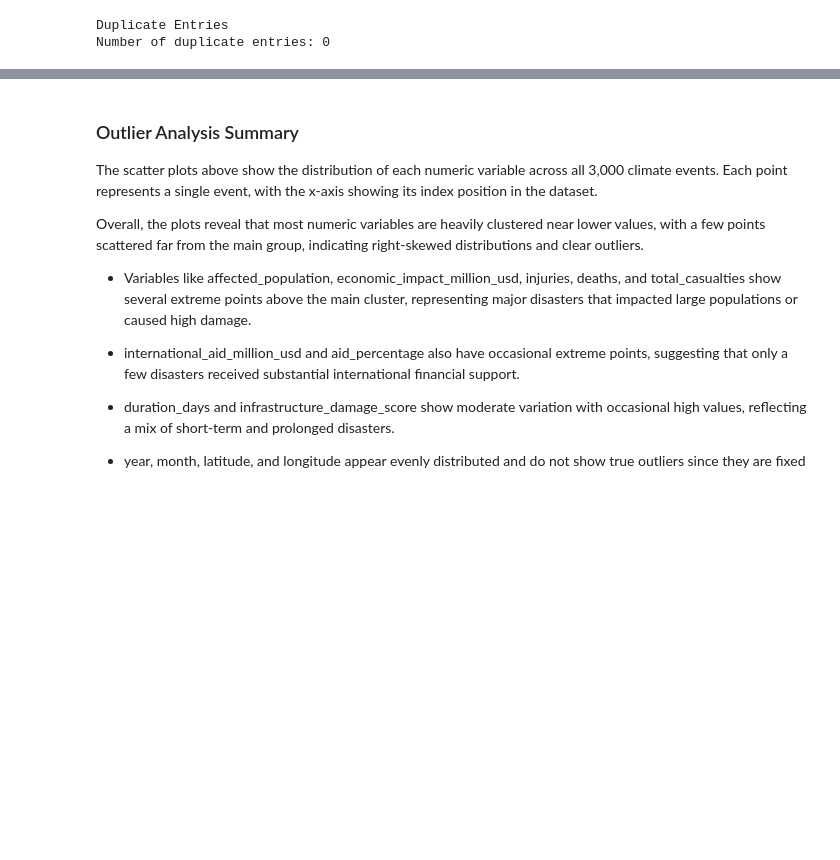
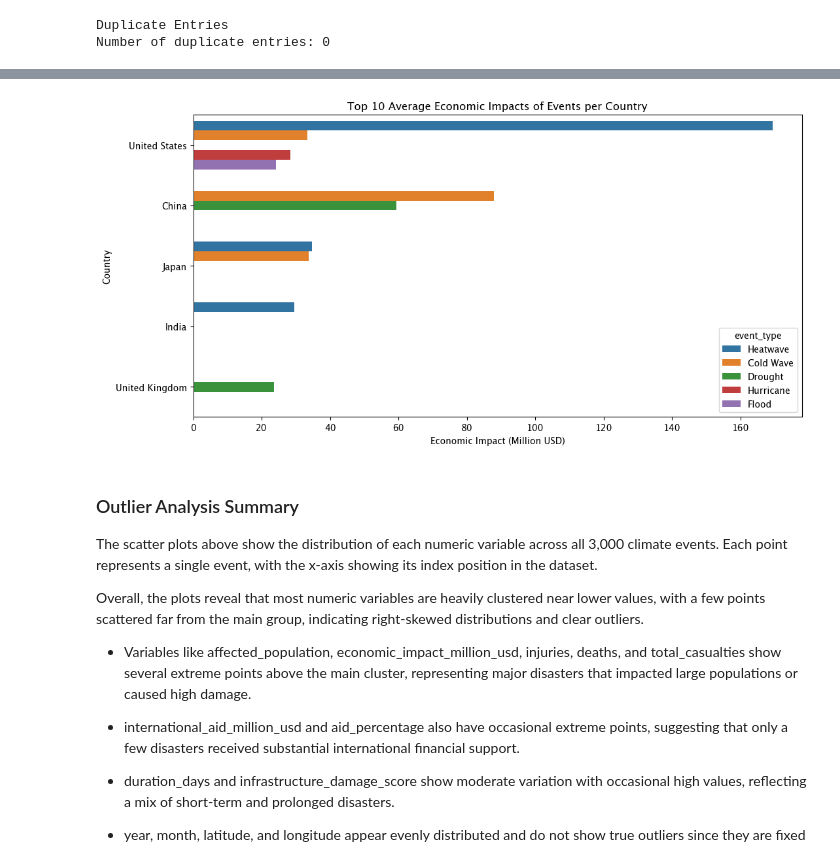
Before and after one commit to samyukrishnasamy/DS3001-Midterm-Project, a Jupyter notebook: exploratory_data_analysis.ipynb, the cells around one changed output, grey strips where cells are left out. Cells and saved outputs as stored; diff of their text form; code cells hidden in the pictures; blank space fills up the shorter version.

```diff
--- a/exploratory_data_analysis.ipynb
+++ b/exploratory_data_analysis.ipynb
@@ -109,3 +167,25 @@ plt.show()
+# %%
+group = (
+    df.groupby(['country','event_type'])['economic_impact_million_usd']
+      .mean()
+      .reset_index()
+      .sort_values('economic_impact_million_usd', ascending=False)
+      .head(10)
+)
+
+plt.figure(figsize=(12,6))
+sns.barplot(
+    data=group,
+    x='economic_impact_million_usd',
+    y='country',
+    hue='event_type'
+)
+plt.title('Top 10 Average Economic Impacts of Events per Country')
+plt.xlabel('Economic Impact (Million USD)')
+plt.ylabel('Country')
+plt.show()
+# %% [output]
+[figure, added]
 # %% [markdown]
 ### Outlier Analysis Summary
 
```
Also changed, not shown: parts of 17 cells of this notebook, 1 other file.
